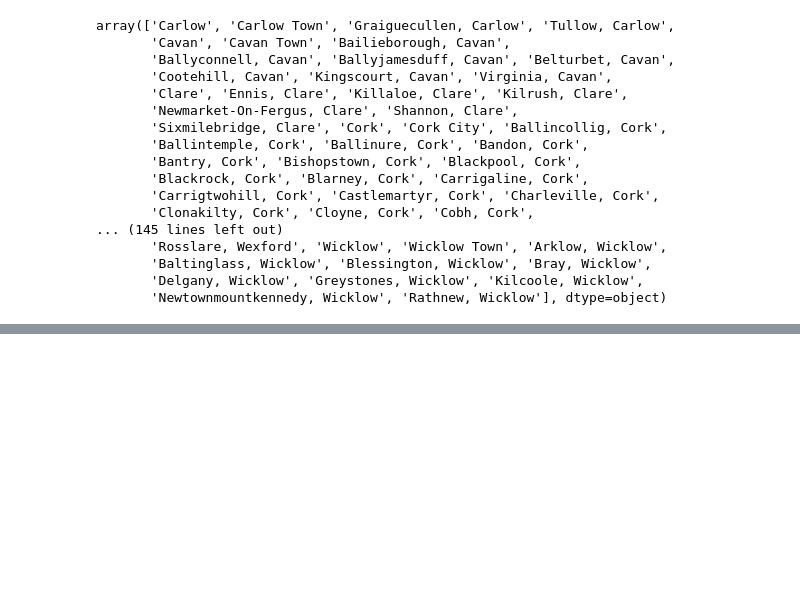
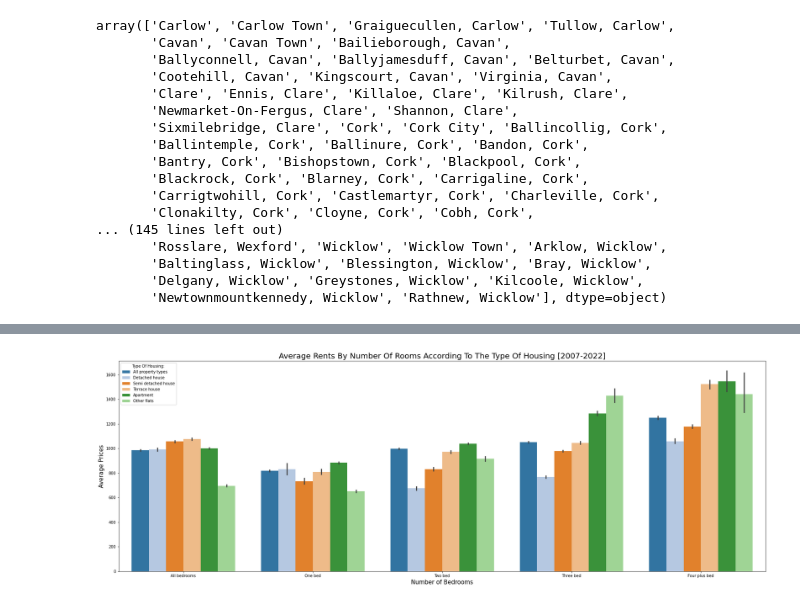
Before and after one commit to FabyBarrios/python, a Jupyter notebook: Statistics/Rents_Ireland.ipynb, the cells around one changed output, grey strips where cells are left out. Drawn from its saved outputs; the diff is of its cells as text; code cells hidden in the pictures; blank space fills up the shorter version.

Commit message:
barr plot

```diff
--- a/Statistics/Rents_Ireland.ipynb
+++ b/Statistics/Rents_Ireland.ipynb
@@ -164,0 +261,3 @@ array(['Carlow', 'Carlow Town', 'Graiguecullen, Carlow', 'Tullow, Carlow',
+# %%
+#Dropping unnecesary columns
+df2.drop(['STATISTIC Label','UNIT'], axis=1, inplace=True)
@@ -164,0 +283,3 @@ array(['Carlow', 'Carlow Town', 'Graiguecullen, Carlow', 'Tullow, Carlow',
+# %%
+# Convert the date column to datetime
+df2['Quarter'] = pd.to_datetime(df2['Quarter'])
@@ -164,0 +308,7 @@ array(['Carlow', 'Carlow Town', 'Graiguecullen, Carlow', 'Tullow, Carlow',
+# %%
+#Breaking Down the Date into 3 Components
+df2['Day']=df2['Quarter'].dt.day
+
+df2["Month"]=df2.Quarter.dt.month_name().str[:3]
+
+df2['Year']=df2['Quarter'].dt.year
@@ -164,0 +331,7 @@ array(['Carlow', 'Carlow Town', 'Graiguecullen, Carlow', 'Tullow, Carlow',
+# %%
+#Creating new columns for the new components...
+df2['Day of the week'] = df2.Quarter.dt.dayofweek
+df2['Day of the week'] = df2['Day of the week'].map({0: "Monday",1: "Tuesday",2: "Wednesday" ,3: "Thursday",4:"Friday",5:"Saturday",6:"Sunday"}) #Renaming the days of the week
+df2['Day of the week'] = pd.Categorical(df2['Day of the week'], categories=
+    ['Monday','Tuesday','Wednesday','Thursday','Friday','Saturday', 'Sunday'],
+    ordered=True)
@@ -164,0 +354,15 @@ array(['Carlow', 'Carlow Town', 'Graiguecullen, Carlow', 'Tullow, Carlow',
+# %%
+#Bar graph of average rent, from 2007 to 2022.
+f, ax = plt.subplots(1, 1, figsize=(30, 10))
+ax =sns.barplot(x='Number of Bedrooms', y='VALUE', hue='Property Type', data=df2, palette='tab20')
+
+plt.title('Average Rents By Number Of Rooms According To The Type Of Housing [2007-2022]', fontsize =20)
+plt.ylabel("Average Prices", fontsize =15)
+plt.xlabel('Number of Bedrooms', fontsize =15)
+
+
+plt.legend(title = "Type Of Housing:", loc='upper left', fontsize=10)
+
+plt.savefig('barplot2.png', dpi=300, bbox_inches='tight');
+# %% [output]
+[figure, added]
```
Also changed, not shown: parts of 21 cells of this notebook.
